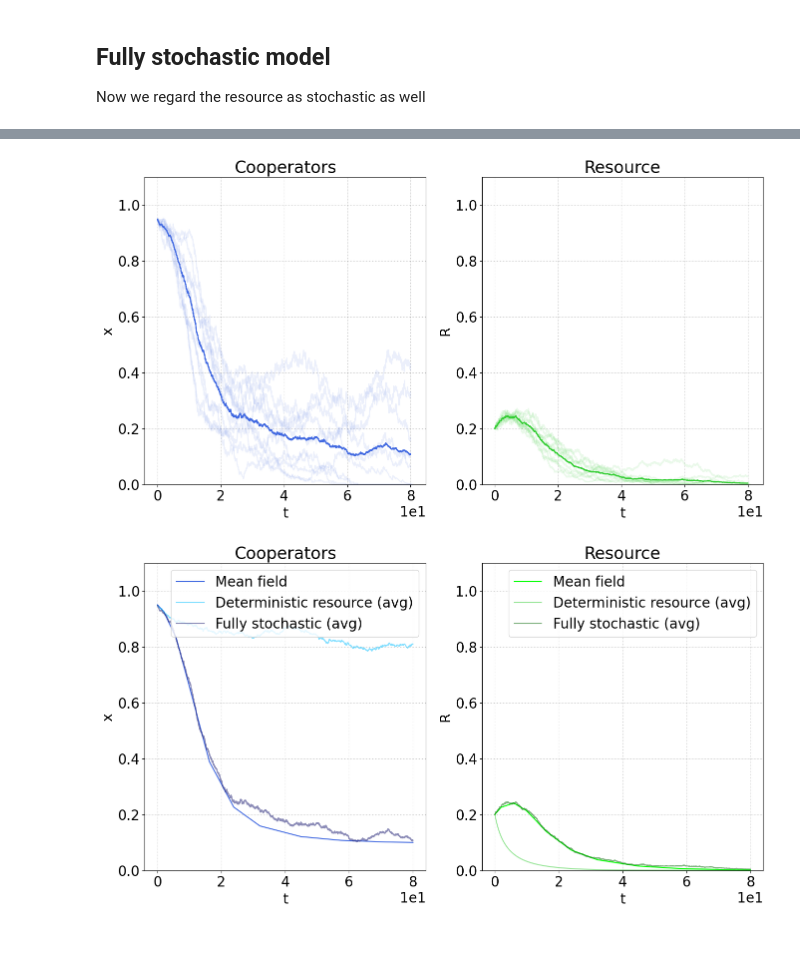
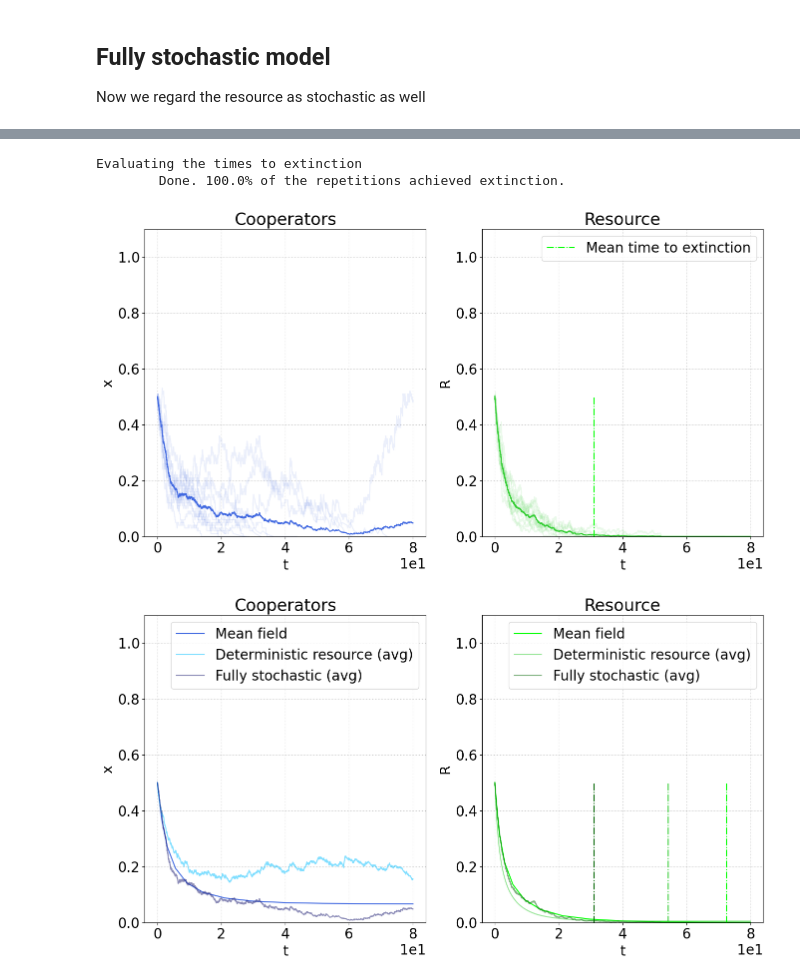
Before and after one commit to fabiomngzz/CPRSustainability, a Jupyter notebook: CPRsust_fullyStoc.ipynb, the cells around one changed output, grey strips where cells are left out. Cells and saved outputs as stored; diff of their text form; code cells hidden in the pictures; blank space fills up the shorter version.

Commit message:
Added evaluation of times to extinction

```diff
--- a/CPRsust_fullyStoc.ipynb
+++ b/CPRsust_fullyStoc.ipynb
@@ -20,30 +20,34 @@ plt.rcParams['pcolor.shading'] = 'auto'
 from helpers import *
 from Gillespie import *
 from CPRsust_rates import *
+from extinctionTimes import *
 
 # Number of agents
-N = 250
+N = 100
 # Harvesting rates and corresponding network node states (used within the code)
 extractionRates = np.sort(np.array([0.7,1.1]))
 # Each node represents either a consumer (cooperator or defector) or a slot of resource (full or empty)
 nodeStates = [0,1,2,3]
 stateLabels = ['hole','resource','cooperator','defector']
 # Carrying capacity of resource in terms of number of quanta of resource
-K = 10*N
+K = 5*N
 # Resource's birth rate
 b = 1.
 # We will assume that all nodes are connected
 
 # Settings for numerical simulations
 # Initial conditions
-x0 = 0.95
-R0 = 0.2
+x0 = 0.5
+R0 = 0.5
 
 # Length of the simulation
 tMax_detRes = 80
 
 # Number of repetitions of the simulation
 NReps_detRes = 10
+
+# Tolerance for the evaluation of the extinction times
+tolerance = 1e-3
 # %% [markdown]
 ## Benchmark: mean field model
 # %%
@@ -229,13 +246,22 @@ Launching the simulation
 Done
 # %%
+# Statistics of the times to extinction
+print('Evaluating the times to extinction')
+tExtObj_detRes = extinctionTimes(seriesObj_detRes)
+if not tExtObj_detRes['mean']:
+    print('\tDone. The resource remains sustainable!')
+else:
+    print(f'\tDone. {tExtObj_detRes['fraction']*100}% of the repetitions achieved extinction.')
+
+# Calculate averages
 if all(len(obj['time']) == 1 for obj in seriesObj_detRes):
     seriesObj_detRes = [{
-        'time' : tVec_MF.copy(),
-        'cooperators' : xVec_MF.copy(),
-        'resource' : RVec_MF.copy(),
+        'time' : tSeries_MF.copy(),
+        'cooperators' : xSeries_MF.copy(),
+        'resource' : RSeries_MF.copy(),
         'absorbing' : True
     } for _ in range(NReps_detRes)]
-    tSimAvg_detRes = tVec_MF.copy()
+    tSimAvg_detRes = tSeries_MF.copy()
 else:
     tSimAvg_detRes = tVecCommon(seriesObj_detRes,context_detRes,reactsCPRsust_homogeneous_detRes)
 coopFracSeriesInterp_detRes = GillTimeSeriesInterp(tSimAvg_detRes,seriesObj_detRes,'cooperators')
@@ -274,6 +300,9 @@ for ax,plotObj in zip(ax_detRes_Avg,plotsObj):
     ax.grid(which='both',linestyle=':',color='k',alpha=0.25)
 ax_detRes_Avg[0].plot(tSimAvg_detRes,coopFracSeriesAvg_detRes,color=plotsObj[0]['color'])
 ax_detRes_Avg[1].plot(tSimAvg_detRes,RSimAvg_detRes,color=plotsObj[1]['color'])
+if tExtObj_detRes['mean']:
+    ax_detRes_Avg[1].vlines(tExtObj_detRes['mean'],0,R0,colors='lime',linestyle='-.',label='Mean time to extinction')
+    ax_detRes_Avg[1].legend()
 
 plt.show()
 # %% [output]
@@ -402,5 +433,14 @@ Launching the simulation
 Done
 # %%
+# Statistics of the times to extinction
+print('Evaluating the times to extinction')
+tExtObj_stocRes = extinctionTimes(seriesObj_stocRes)
+if not tExtObj_stocRes['mean']:
+    print('\tDone. The resource remains sustainable!')
+else:
+    print(f'\tDone. {tExtObj_stocRes['fraction']*100}% of the repetitions achieved extinction.')
+
+# Calculate averages
 tSimAvg_stocRes = tVecCommon(seriesObj_stocRes,context_stocRes,reactsCPRsust_homogeneous_stocRes)
 coopFracSeriesInterp_stocRes = GillTimeSeriesInterp(tSimAvg_stocRes,seriesObj_stocRes,'cooperators')
 coopFracSeriesAvg_stocRes = np.mean(coopFracSeriesInterp_stocRes,axis=0)
@@ -414,41 +454,47 @@ plotsObj = [
         'color' : 'royalblue',
         'xlabel' : 't',
         'ylabel' : 'x',
         'yLims' : [0, 1.1]
     },
     {
         'name' : 'Resource',
         'series' : [obj['resource'] for obj in seriesObj_stocRes],
         'color' : 'limegreen',
         'xlabel' : 't',
         'ylabel' : 'R',
         'yLims' : [0, 1.1]
     }
 ]
 
 fig_stocRes_Avg, ax_stocRes_Avg = plt.subplots(1,2,figsize=(16,8))
 
 for ax,plotObj in zip(ax_stocRes_Avg,plotsObj):
     ax.set_title(plotObj['name'])
     for kRep in range(NReps_stocRes):
         ax.plot(seriesObj_stocRes[kRep]['time'],plotObj['series'][kRep],plotObj['color'], alpha=0.1)
     ax.ticklabel_format(style='sci', axis='x', scilimits=(0, 0))
     ax.set_xlabel(plotObj['xlabel'])
     ax.set_ylabel(plotObj['ylabel'])
     ax.set_ylim(plotObj['yLims'])
     ax.grid(which='both',linestyle=':',color='k',alpha=0.25)
 ax_stocRes_Avg[0].plot(tSimAvg_stocRes,coopFracSeriesAvg_stocRes,color=plotsObj[0]['color'])
 ax_stocRes_Avg[1].plot(tSimAvg_stocRes,RSeriesAvg_stocRes,color=plotsObj[1]['color'])
+if tExtObj_stocRes['mean']:
+    ax_stocRes_Avg[1].vlines(tExtObj_stocRes['mean'],0,R0,colors='lime',linestyle='-.',label='Mean time to extinction')
+    ax_stocRes_Avg[1].legend()
+
 plt.show()
 # %% [output]
+Evaluating the times to extinction
+        Done. 100.0% of the repetitions achieved extinction.
-[figure, old version]
+[figure, new version]
 # %%
 plotsObj_comp = [
     {
         'name' : 'Cooperators',
         'labels' : ['Mean field','Deterministic resource (avg)','Fully stochastic (avg)'],
-        'x' : [tVec_MF, tSimAvg_detRes, tSimAvg_stocRes],
-        'y': [xVec_MF, coopFracSeriesAvg_detRes, coopFracSeriesAvg_stocRes],
+        'x' : [tSeries_MF, tSimAvg_detRes, tSimAvg_stocRes],
+        'y': [xSeries_MF, coopFracSeriesAvg_detRes, coopFracSeriesAvg_stocRes],
         'colors' : ['royalblue','deepskyblue','midnightblue'],
         'alphas' : [1,0.5,0.5],
         'xlabel' : 't',
@@ -458,8 +504,9 @@ plotsObj_comp = [
     {
         'name' : 'Resource',
         'labels' : ['Mean field','Deterministic resource (avg)','Fully stochastic (avg)'],
-        'x' : [tVec_MF, tSimAvg_detRes, tSimAvg_stocRes],
-        'y' : [RVec_MF, RSimAvg_detRes, RSeriesAvg_stocRes],
+        'x' : [tSeries_MF, tSimAvg_detRes, tSimAvg_stocRes],
+        'xExt' : [tExt_MF, tExtObj_detRes['mean'], tExtObj_stocRes['mean']],
+        'y' : [RSeries_MF, RSimAvg_detRes, RSeriesAvg_stocRes],
         'colors' : ['lime','limegreen','darkgreen'],
         'alphas' : [1,0.5,0.5],
         'xlabel' : 't',
@@ -480,6 +527,10 @@ for ax,plotObj in zip(ax_comp,plotsObj_comp):
     ax.set_ylabel(plotObj['ylabel'])
     ax.set_ylim(plotObj['yLims'])
     ax.grid(which='both',linestyle=':',color='k',alpha=0.25)
+for tExt,col in zip(plotsObj_comp[1]['xExt'],plotsObj_comp[1]['colors']):
+    if tExt:
+        ax_comp[1].vlines(tExt,0,R0,colors=col,linestyle='-.')
+
 plt.show()
 # %% [output]
-[figure, old version]
+[figure, new version]
```
Also changed, not shown: parts of 4 cells of this notebook.
